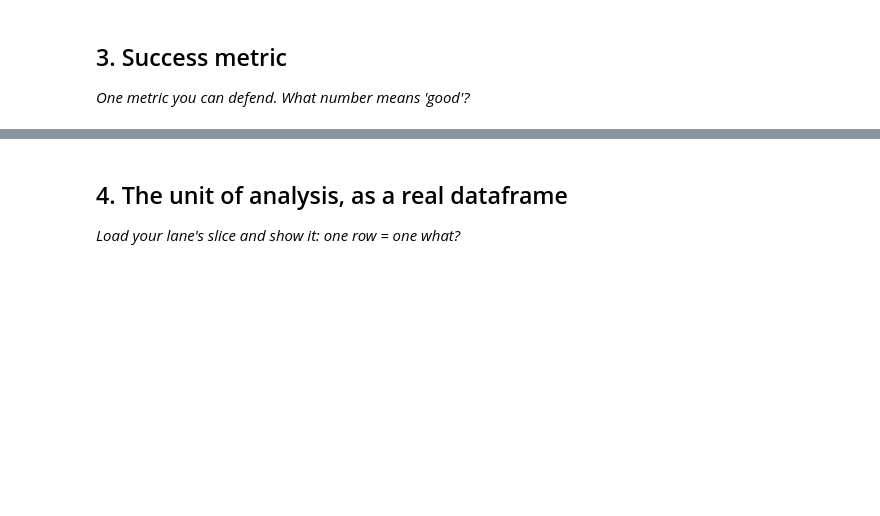
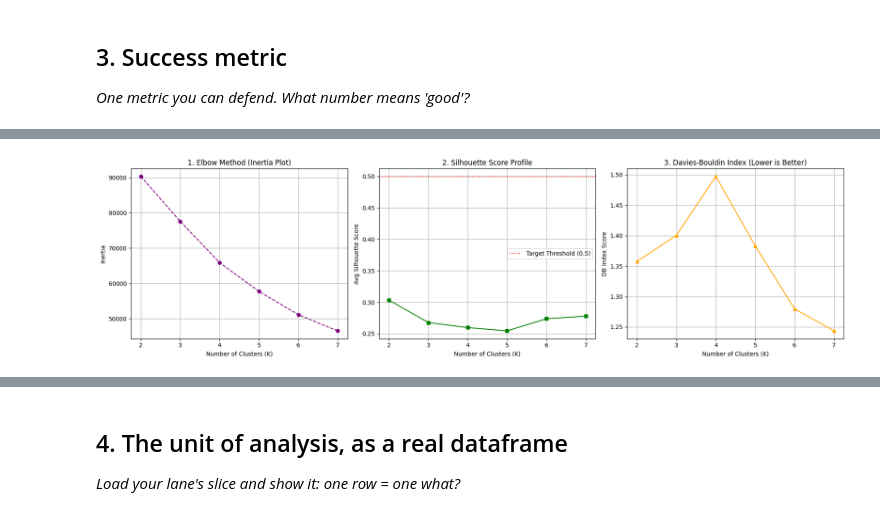
Before and after one commit to JackTheProgrammer/flyrank-ml-internship-track, a Jupyter notebook: work/notebooks/w02_ml_task_framing.ipynb, the cells around one changed output, grey strips where cells are left out. Drawn from its saved outputs; the diff is of its cells as text; code cells hidden in the pictures; blank space fills up the shorter version.

Commit message:
answering the w02 -upgraded my answers

```diff
--- a/work/notebooks/w02_ml_task_framing.ipynb
+++ b/work/notebooks/w02_ml_task_framing.ipynb
@@ -15,3 +15,10 @@ The lane which I selected is lane 3: structured content archetype clustering, wh
 # %%
 # This cell is for CODE (numbers, a query, a check).
 # Write your text answer in the cell ABOVE this one — typing sentences here breaks Run All.
+
+import pandas as pd
+
+raw_data_dir = '../../data/raw/content_refresh_anonymized.csv'
+
+df = pd.read_csv(raw_data_dir)
+df
@@ -48,0 +69,82 @@ Algorithms to be deployed:
+# %%
+# This cell is for CODE (numbers, a query, a check).
+# Write your text answer in the cell ABOVE this one — typing sentences here breaks Run All.
+
+import matplotlib.pyplot as plt
+from sklearn.cluster import KMeans
+from sklearn.metrics import silhouette_score, davies_bouldin_score
+from sklearn.preprocessing import PowerTransformer
+
+# ==========================================
+# 1. SETUP CLUSTERING DATA (Example Slice)
+# ==========================================
+features = [
+    'impressions_90d', 'clicks_90d', 'ctr', 'avg_position',
+    'word_count', 'content_age_days'
+]
+
+# Extract numeric clustering slice and drop rows with missing values
+X_raw = df[features].dropna()
+
+# Apply the Yeo-Johnson transform to handle heavy right-skewed SEO data
+scaler = PowerTransformer(method='yeo-johnson')
+X_scaled = scaler.fit_transform(X_raw)
+
+# ==============================================
+# 2. RUN METRIC LOOP FOR CHOSEN CLUSTER K-RANGE
+# ==============================================
+inertia_scores = []
+silhouette_scores = []
+davies_bouldin_scores = []
+
+k_range = range(2, 8)  # Checking a cluster spectrum of 2 to 7
+
+print("Evaluating cluster metrics across range...")
+for k in k_range:
+    # Initialize K-Means with deterministic seed
+    kmeans = KMeans(n_clusters=k, random_state=42, n_init=10)
+    cluster_labels = kmeans.fit_predict(X_scaled)
+
+    # 📉 Elbow Method Metric (Sum of squared distances)
+    inertia_scores.append(kmeans.inertia_)
+
+    # 🌟 Internal Evaluation Metrics
+    sil_avg = silhouette_score(X_scaled, cluster_labels)
+    db_idx = davies_bouldin_score(X_scaled, cluster_labels)
+
+    silhouette_scores.append(sil_avg)
+    davies_bouldin_scores.append(db_idx)
+
+    print(f"K={k} | Silhouette Score: {sil_avg:.4f} (Aiming > 0.5) | Davies-Bouldin: {db_idx:.4f} (Aiming lower)")
+
+# ==========================================
+# 3. PLOT THE STRUCTURAL REFLECTION METRICS
+# ==========================================
+fig, axs = plt.subplots(1, 3, figsize=(18, 5))
+
+# Plot 1: The Elbow Method (Inertia)
+axs[0].plot(k_range, inertia_scores, marker='o', color='purple', linestyle='--')
+axs[0].set_title('1. Elbow Method (Inertia Plot)')
+axs[0].set_xlabel('Number of Clusters (K)')
+axs[0].set_ylabel('Inertia')
+axs[0].grid(True)
+
+# Plot 2: Silhouette Score Plot
+axs[1].plot(k_range, silhouette_scores, marker='s', color='green', linestyle='-')
+axs[1].axhline(y=0.5, color='r', linestyle=':', label='Target Threshold (0.5)')
+axs[1].set_title('2. Silhouette Score Profile')
+axs[1].set_xlabel('Number of Clusters (K)')
+axs[1].set_ylabel('Avg Silhouette Score')
+axs[1].legend()
+axs[1].grid(True)
+
+# Plot 3: Davies-Bouldin Index Plot
+axs[2].plot(k_range, davies_bouldin_scores, marker='^', color='orange', linestyle='-')
+axs[2].set_title('3. Davies-Bouldin Index (Lower is Better)')
+axs[2].set_xlabel('Number of Clusters (K)')
+axs[2].set_ylabel('DB Index Score')
+axs[2].grid(True)
+
+plt.tight_layout()
+plt.show()
+# %% [output]
@@ -48,0 +158 @@ Algorithms to be deployed:
+[figure, added]
```
Also changed, not shown: parts of 8 cells of this notebook.
